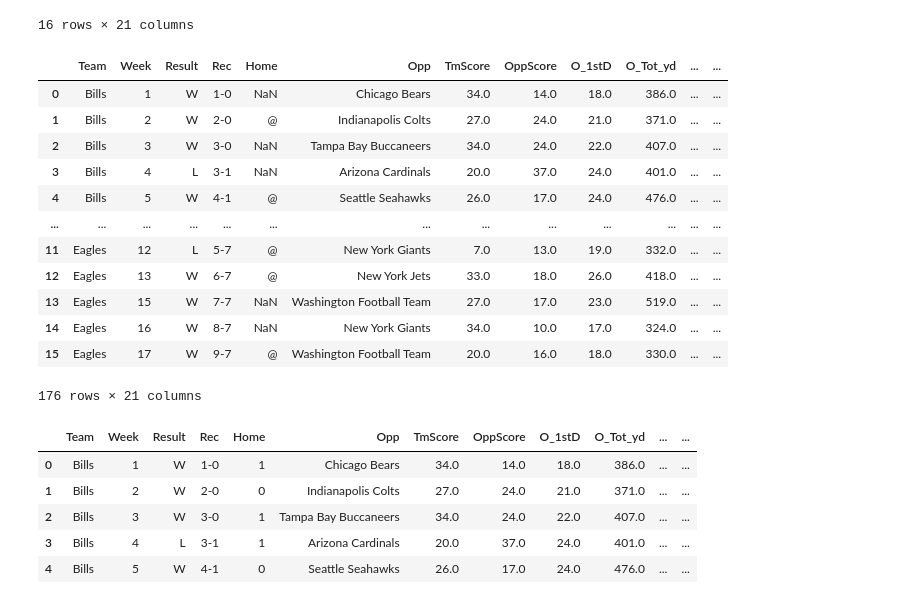
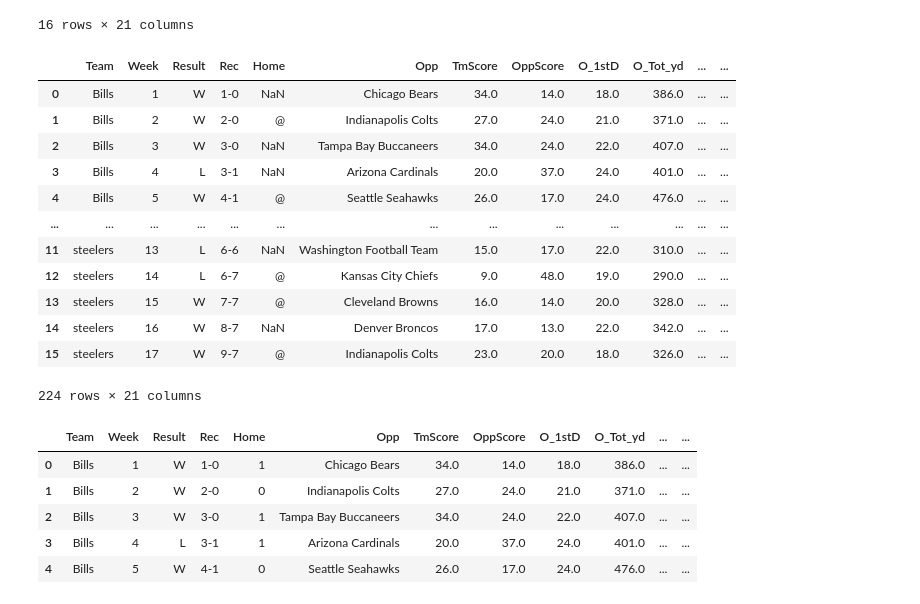
Before and after one commit to stefimaz/Praedico, a Jupyter notebook: Teamcsv.ipynb, the cells around one changed output. Drawn from its saved outputs; the diff is of its cells as text; code cells hidden in the pictures.

```diff
--- a/Teamcsv.ipynb
+++ b/Teamcsv.ipynb
@@ -16,7 +16,9 @@ buccaneers = pd.read_csv(Path("resources/Tampa_Buccaneers2021.csv"), header=1)
 cardinals = pd.read_csv(Path("resources/Arizona_Cardinals.csv"), header=1)
 patriots = pd.read_csv(Path("resources/NE_Patriots.csv"), header=1)
 eagles = pd.read_csv(Path("resources/Philadelphia_Eagles.csv"), header=1)
-
-rams.head()
+fortyniners = pd.read_csv(Path("resources/SanFrancisco_49ers.csv"), header=1)
+steelers = pd.read_csv(Path("resources/Pittsburgh_Steelers.csv"), header=1)
+raiders = pd.read_csv(Path("resources/LasVegas_Raiders.csv"), header=1)
+fortyniners.head()
 # %% [output]
 |  | Week | Date | Unnamed: 2 | Rec | Unnamed: 4 | Opp | Tm | Opp.1 | 1stD | TotYd | ... |
@@ -38,6 +40,9 @@ buccaneers = buccaneers[0:16].drop(columns=['Date'])
 cardinals = cardinals[0:16].drop(columns=['Date'])
 patriots = patriots[0:16].drop(columns=['Date'])
 eagles = eagles[0:16].drop(columns=['Date'])
+fortyniners = fortyniners[0:16].drop(columns=['Date'])
+steelers = steelers[0:16].drop(columns=['Date'])
+raiders = raiders[0:16].drop(columns=['Date'])
 # %%
 bills.columns = ['Week','Result','Rec','Home','Opp','TmScore','OppScore',
                       'O_1stD','O_Tot_yd','O_P_Yd','O_R_Yd','O_TO',
@@ -72,6 +77,16 @@ patriots.columns = ['Week','Result','Rec','Home','Opp','TmScore','OppScore',
 eagles.columns = ['Week','Result','Rec','Home','Opp','TmScore','OppScore',
                       'O_1stD','O_Tot_yd','O_P_Yd','O_R_Yd','O_TO',
                  'D_1stD','D_Tot_Yd','D_P_Yd','D_R_Yd','D_TO','Offence','Defense','Sp.Tms']
-eagles
+fortyniners.columns = ['Week','Result','Rec','Home','Opp','TmScore','OppScore',
+                      'O_1stD','O_Tot_yd','O_P_Yd','O_R_Yd','O_TO',
+                 'D_1stD','D_Tot_Yd','D_P_Yd','D_R_Yd','D_TO','Offence','Defense','Sp.Tms']
+steelers.columns = ['Week','Result','Rec','Home','Opp','TmScore','OppScore',
+                      'O_1stD','O_Tot_yd','O_P_Yd','O_R_Yd','O_TO',
+                 'D_1stD','D_Tot_Yd','D_P_Yd','D_R_Yd','D_TO','Offence','Defense','Sp.Tms']
+raiders.columns = ['Week','Result','Rec','Home','Opp','TmScore','OppScore',
+                      'O_1stD','O_Tot_yd','O_P_Yd','O_R_Yd','O_TO',
+                 'D_1stD','D_Tot_Yd','D_P_Yd','D_R_Yd','D_TO','Offence','Defense','Sp.Tms']
+
+steelers
 # %% [output]
 |  | Week | Result | Rec | Home | Opp | TmScore | OppScore | O_1stD | O_Tot_yd | O_P_Yd | O_R_Yd | ... |
@@ -103,6 +118,9 @@ buccaneers.insert(0,"Team",'Buccaneers')
 cardinals.insert(0,"Team",'Cardinals')
 patriots.insert(0,"Team",'Patriots')
 eagles.insert(0,"Team",'Eagles')
+fortyniners.insert(0,"Team",'49ers')
+steelers.insert(0,"Team",'steelers')
+raiders.insert(0,"Team",'steelers')
 
 rams
 # %% [output]
@@ -125,23 +143,24 @@ rams
 | 15 | Rams | 17 | W | 12-4 | @ | Baltimore Ravens | 20.0 | 19.0 | 20.0 | 373.0 | ... | ... |
 16 rows × 21 columns
 # %%
-Team_df = [bills, rams, bengals, chiefs, cowboys, titans, packers, buccaneers, cardinals, patriots, eagles]
+Team_df = [bills, rams, bengals, chiefs, cowboys, titans, packers, buccaneers, cardinals, patriots, eagles, fortyniners
+           , steelers, raiders]
 total_team_df = pd.concat(Team_df)
 total_team_df
 # %% [output]
 |  | Team | Week | Result | Rec | Home | Opp | TmScore | OppScore | O_1stD | O_Tot_yd | ... | ... |
 | 0 | Bills | 1 | W | 1-0 | NaN | Chicago Bears | 34.0 | 14.0 | 18.0 | 386.0 | ... | ... |
 | 1 | Bills | 2 | W | 2-0 | @ | Indianapolis Colts | 27.0 | 24.0 | 21.0 | 371.0 | ... | ... |
 | 2 | Bills | 3 | W | 3-0 | NaN | Tampa Bay Buccaneers | 34.0 | 24.0 | 22.0 | 407.0 | ... | ... |
 | 3 | Bills | 4 | L | 3-1 | NaN | Arizona Cardinals | 20.0 | 37.0 | 24.0 | 401.0 | ... | ... |
 | 4 | Bills | 5 | W | 4-1 | @ | Seattle Seahawks | 26.0 | 17.0 | 24.0 | 476.0 | ... | ... |
 | ... | ... | ... | ... | ... | ... | ... | ... | ... | ... | ... | ... | ... |
-| 11 | Eagles | 12 | L | 5-7 | @ | New York Giants | 7.0 | 13.0 | 19.0 | 332.0 | ... | ... |
-| 12 | Eagles | 13 | W | 6-7 | @ | New York Jets | 33.0 | 18.0 | 26.0 | 418.0 | ... | ... |
-| 13 | Eagles | 15 | W | 7-7 | NaN | Washington Football Team | 27.0 | 17.0 | 23.0 | 519.0 | ... | ... |
-| 14 | Eagles | 16 | W | 8-7 | NaN | New York Giants | 34.0 | 10.0 | 17.0 | 324.0 | ... | ... |
-| 15 | Eagles | 17 | W | 9-7 | @ | Washington Football Team | 20.0 | 16.0 | 18.0 | 330.0 | ... | ... |
+| 11 | steelers | 13 | L | 6-6 | NaN | Washington Football Team | 15.0 | 17.0 | 22.0 | 310.0 | ... | ... |
+| 12 | steelers | 14 | L | 6-7 | @ | Kansas City Chiefs | 9.0 | 48.0 | 19.0 | 290.0 | ... | ... |
+| 13 | steelers | 15 | W | 7-7 | @ | Cleveland Browns | 16.0 | 14.0 | 20.0 | 328.0 | ... | ... |
+| 14 | steelers | 16 | W | 8-7 | NaN | Denver Broncos | 17.0 | 13.0 | 22.0 | 342.0 | ... | ... |
+| 15 | steelers | 17 | W | 9-7 | @ | Indianapolis Colts | 23.0 | 20.0 | 18.0 | 326.0 | ... | ... |
-176 rows × 21 columns
+224 rows × 21 columns
 # %%
 total_team_df = total_team_df.fillna(1)
 # %%
```
Also changed, not shown: parts of 3 cells of this notebook, 7 other files.
